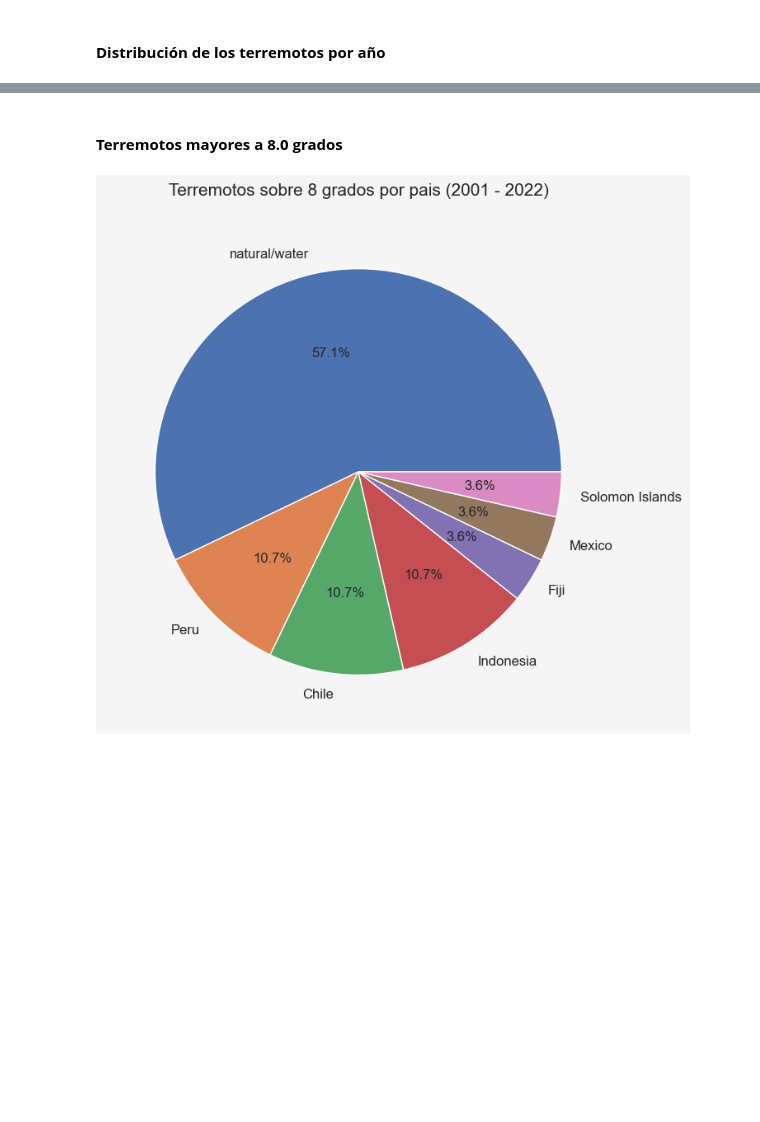
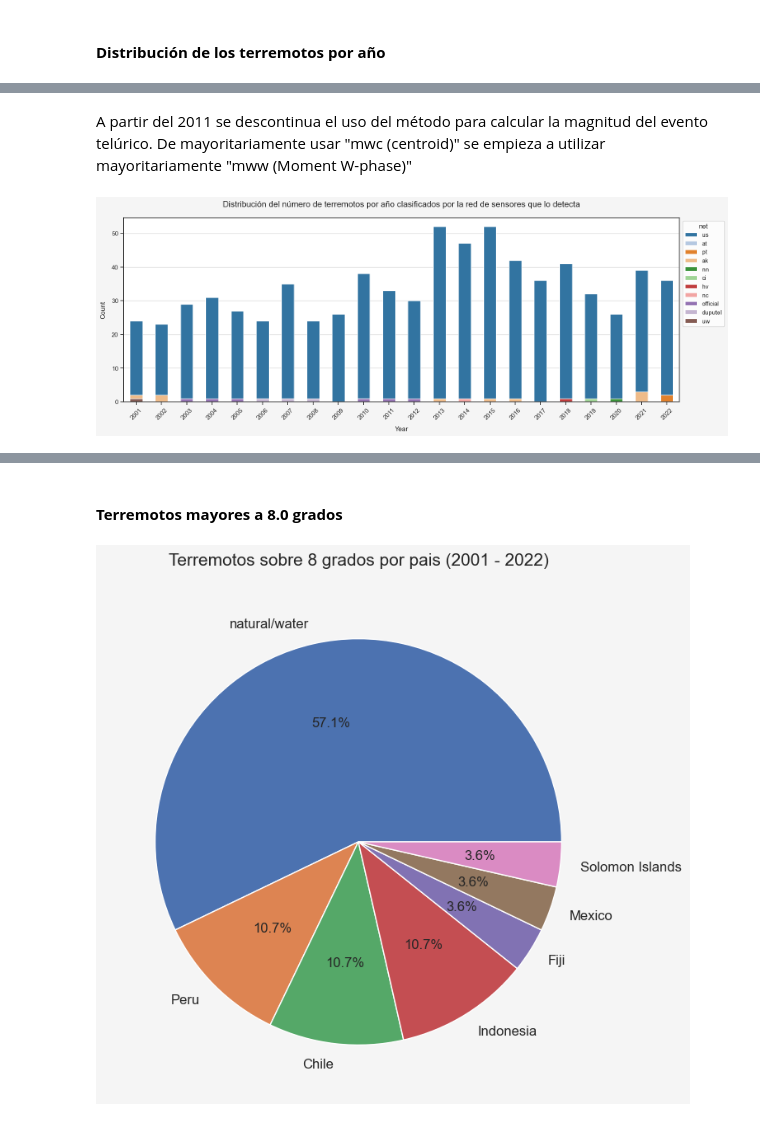
Before and after one commit to Erwin-d3v/Proyecto-2, a Jupyter notebook: Earthquakes.ipynb, the cells around one changed output, grey strips where cells are left out. Saved outputs shown, nothing was run; the diff lists cells and outputs as text; code cells hidden in the pictures; blank space fills up the shorter version.

```diff
--- a/Earthquakes.ipynb
+++ b/Earthquakes.ipynb
@@ -416,0 +427,13 @@ sns.set_style("ticks", {'axes.grid' : True, 'figure.facecolor': 'whitesmoke', 'g
+# %% [markdown]
+A partir del 2011 se descontinua el uso del método para calcular la magnitud del evento telúrico. De mayoritariamente usar "mwc (centroid)" se empieza a utilizar mayoritariamente "mww (Moment W-phase)"
+# %%
+plt.figure(figsize=(18,6))
+ax =sns.countplot(data=df, x=df["date_time"].dt.year, dodge=False, width=.5, palette=sns.color_palette(palette="tab20"), hue="net")
+sns.move_legend(ax, "upper left", bbox_to_anchor=(1, 1))
+plt.ylabel('Count', labelpad=10)
+plt.xlabel('Year', labelpad=10)
+plt.xticks(rotation=45)
+plt.title("Distribución del número de terremotos por año clasificados por la red de sensores que lo detecta", {"fontsize":15}, pad=20)
+plt.show()
+# %% [output]
+[figure, added]
```
Also changed, not shown: parts of 27 cells of this notebook, 1 other file.
